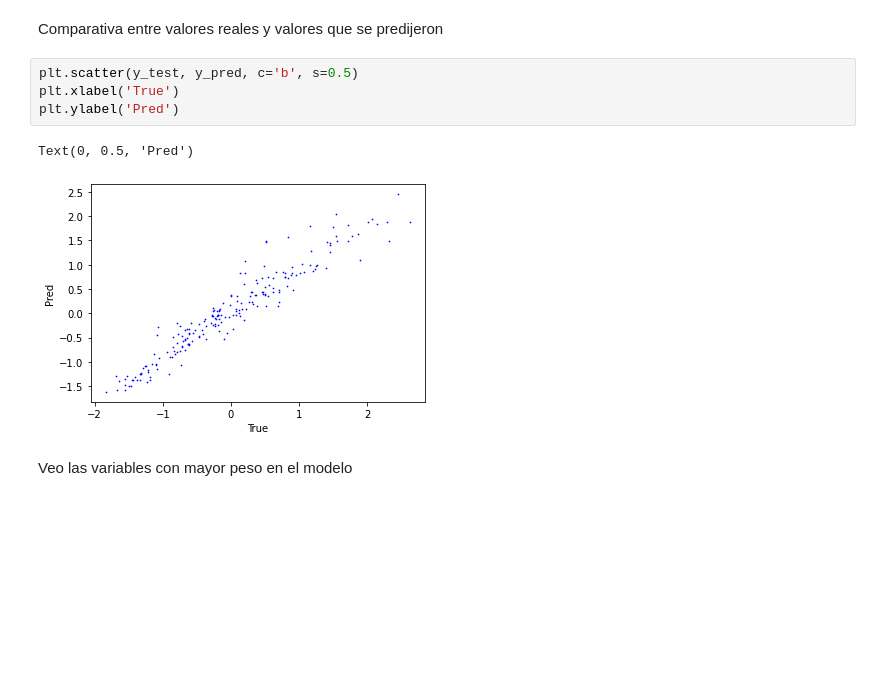
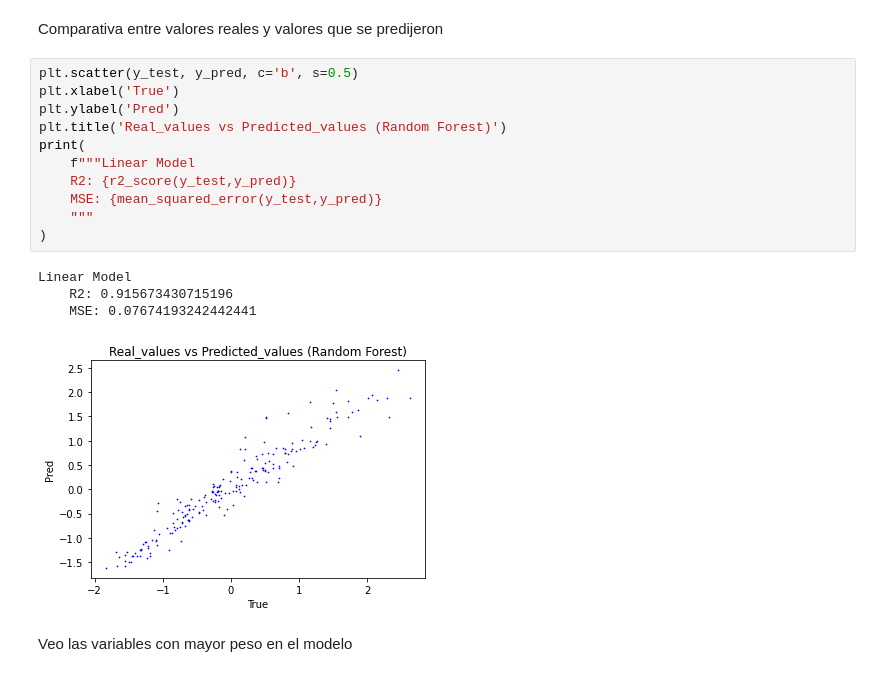
Before and after one commit to Zubiarrain/calculate-concrete-strength, a Jupyter notebook: notebooks/exploration.ipynb, the cells around one changed output. Saved outputs shown, nothing was run; the diff lists cells and outputs as text; blank space fills up the shorter version.

```diff
--- a/notebooks/exploration.ipynb
+++ b/notebooks/exploration.ipynb
@@ -315,10 +323,19 @@ Comparativa entre valores reales y valores que se predijeron
 # %%
 plt.scatter(y_test, y_pred, c='b', s=0.5)
 plt.xlabel('True')
 plt.ylabel('Pred')
+plt.title('Real_values vs Predicted_values (Random Forest)')
+print(
+    f"""Linear Model
+    R2: {r2_score(y_test,y_pred)}
+    MSE: {mean_squared_error(y_test,y_pred)}
+    """
+)
 # %% [output]
-Text(0, 0.5, 'Pred')
+Linear Model
+    R2: 0.915673430715196
+    MSE: 0.07674193242442441
-[figure, old version]
+[figure, new version]
 # %% [markdown]
 Veo las variables con mayor peso en el modelo
 # %%
```
Also changed, not shown: parts of 2 cells of this notebook.
